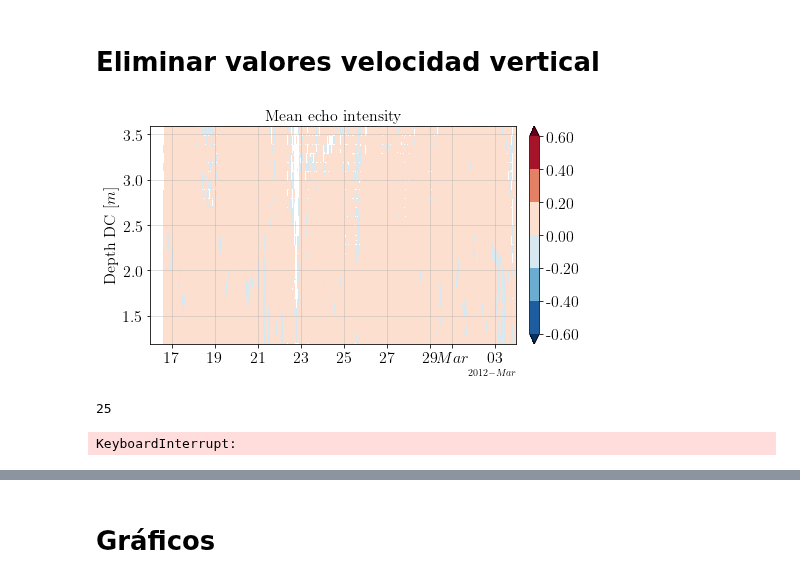
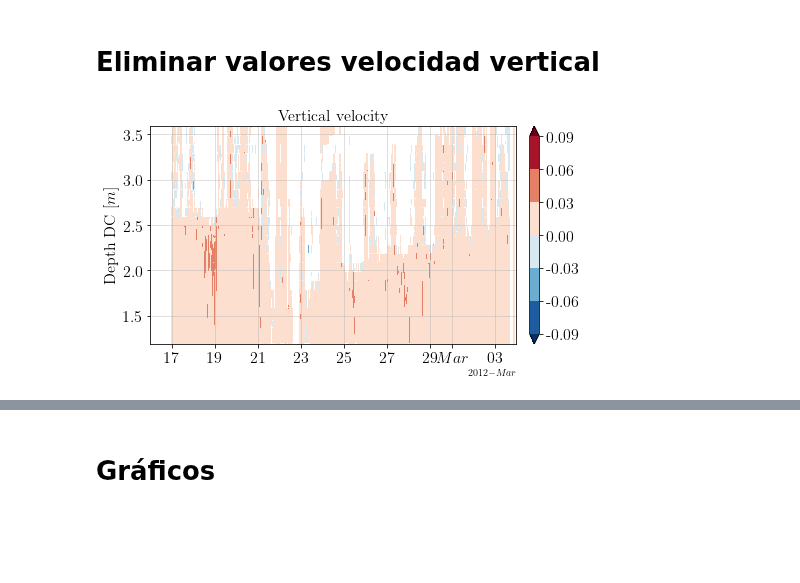
Before and after one commit to Dhannai/Thesis, a Jupyter notebook: febmar/adcp.ipynb, the cells around one changed output, grey strips where cells are left out. Saved outputs shown, nothing was run; the diff lists cells and outputs as text; code cells hidden in the pictures; blank space fills up the shorter version.

Commit message:
vel vertical

```diff
--- a/febmar/adcp.ipynb
+++ b/febmar/adcp.ipynb
@@ -31,6 +50,8 @@ def to_data(date,da,s,temp):
 # %%
 # adcp = xr.open_dataset("C://Users//dhann//Documents//git//dump//adcp//data//adcp2012feb.nc")
 adcp = xr.open_dataset("C://Users//Dhannai//Documents//git//dump//adcp//data//adcp2012feb.nc")
+# %%
+adcp_new = adcp.sel(time=slice("2012-02-17","2012-03-08"))
 # %%
 #Importar datos de backscatter
 bks_drp = np.load("C://Users//Dhannai//Documents//git//dump//bks_drp.npy")
@@ -42,6 +63,10 @@ bks_drp4 = np.load("C://Users//Dhannai//Documents//git//dump//bks_drp4.npy")
 # bks_drp2 = np.load("data/bks_drp2.npy")
 # bks_drp3 = np.load("data/bks_drp3.npy")
 # bks_drp4 = np.load("data/bks_drp4.npy")
+# %%
+#Datos velocidad vertical
+vert = np.load("C://Users//Dhannai//OneDrive//Documents//Magister//Estuario Pescadero//ADCP//vert.npy")
+vert2 = np.load("C://Users//Dhannai//OneDrive//Documents//Magister//Estuario Pescadero//ADCP//vert2.npy")
 # %%
 DC = sio.loadmat("C://Users//Dhannai//OneDrive//Documents//Magister//Estuario Pescadero//janmar2012//wdates_local//DC_ctds_localdates.mat")
 DC_1 = to_data(DC['tdate_dc1'], DC['da_dc1'], DC['s_dc1'], DC['temp_dc1'])
@@ -301,54 +318,48 @@ level_boundaries_v = np.linspace(vmin, vmax, 400)
 locator = mdates.AutoDateLocator()
 formatter = mdates.ConciseDateFormatter(locator)
 
 #Inicio figura
 fig, (ax3) = plt.subplots(nrows=1, figsize=(8, 4))
 
 
 #Grafico del backscatter (color map)
-ax3.set_title(r"Mean echo intensity",
+ax3.set_title("Vertical velocity",
           fontsize=16)
-contourf_ = ax3.contourf(adcp.time, y_bin,
-                         np.transpose(adcp.vert_vel.values),
+contourf_ = ax3.contourf(adcp_new.time, y_bin,
+                         vert,
                         #  levels=level_boundaries_v,
                          cmap=cm.RdBu_r,
                         #  vmax=vmax, vmin=vmin,
                          extend='both')
 cbar = fig.colorbar(contourf_, ax=ax3, pad=0.03)
 cbar.ax.tick_params(labelsize=16)
 cbar.ax.yaxis.set_major_formatter(tick.FormatStrFormatter('%.2f'))
 ax3.set_ylabel(r"Depth DC "
           r"$\displaystyle[m]$",
           fontsize=16)
 ax3.grid(alpha=0.5)
 ax3.xaxis.set_tick_params(labelsize=16)
 ax3.yaxis.set_tick_params(labelsize=16)
 # ax3.plot(dc1.index, dc1['Depth'].values, c='k', alpha=0.5, linewidth=0.5)
 ax3.set_xlim(datetime.date(2012,2,16),datetime.date(2012,3,4))
 ax3.xaxis.set_major_locator(locator)
 ax3.xaxis.set_major_formatter(formatter)
 
 
 plt.show()
 # %% [output]
-[figure, old version]
+[figure, new version]
-# %%
-n_time = len(adcp.vert_vel.values[0,:])
-n_time
-# %% [output]
-25
 # %%
 z = DC_1["Depth"]
-Vel_vert = np.transpose(adcp.vert_vel.values).copy()
+
+# vertical = np.transpose(adcp.vert_vel.sel(time=slice("2012-02-16","2012-03-03")).values)
+Vel_vert = vert.copy()
+
+n_time = len(vert[0,:])
+
 for i in range(n_time-19):
-    cont = 0
-    for j in y_bin:
-        if len(z.loc[adcp.time.isel(time=i).values:adcp.time.isel(time=i+19).values].values) == 0:
-            i = i+1
-        if z.loc[adcp.time.isel(time=i).values:adcp.time.isel(time=i+19).values].values[0] > j:
-            cont+=1
-        elif z.loc[adcp.time.isel(time=i).values:adcp.time.isel(time=i+19).values].values[0] <= j:
-            break
-    Vel_vert[cont:, i] = np.nan
+    if len(z.loc[adcp.time.isel(time=i).values:adcp.time.isel(time=i+19).values].values) == 0:
+        i = i+1
+    max_height = z.loc[adcp.time.isel(time=i).values:adcp.time.isel(time=i+19).values].values[0]
+    m = np.where(y_bin>=max_height)
+    Vel_vert[m,i] = np.nan
-# %% [output]
-KeyboardInterrupt:
```
Also changed, not shown: parts of 8 cells of this notebook, 3 other files.
